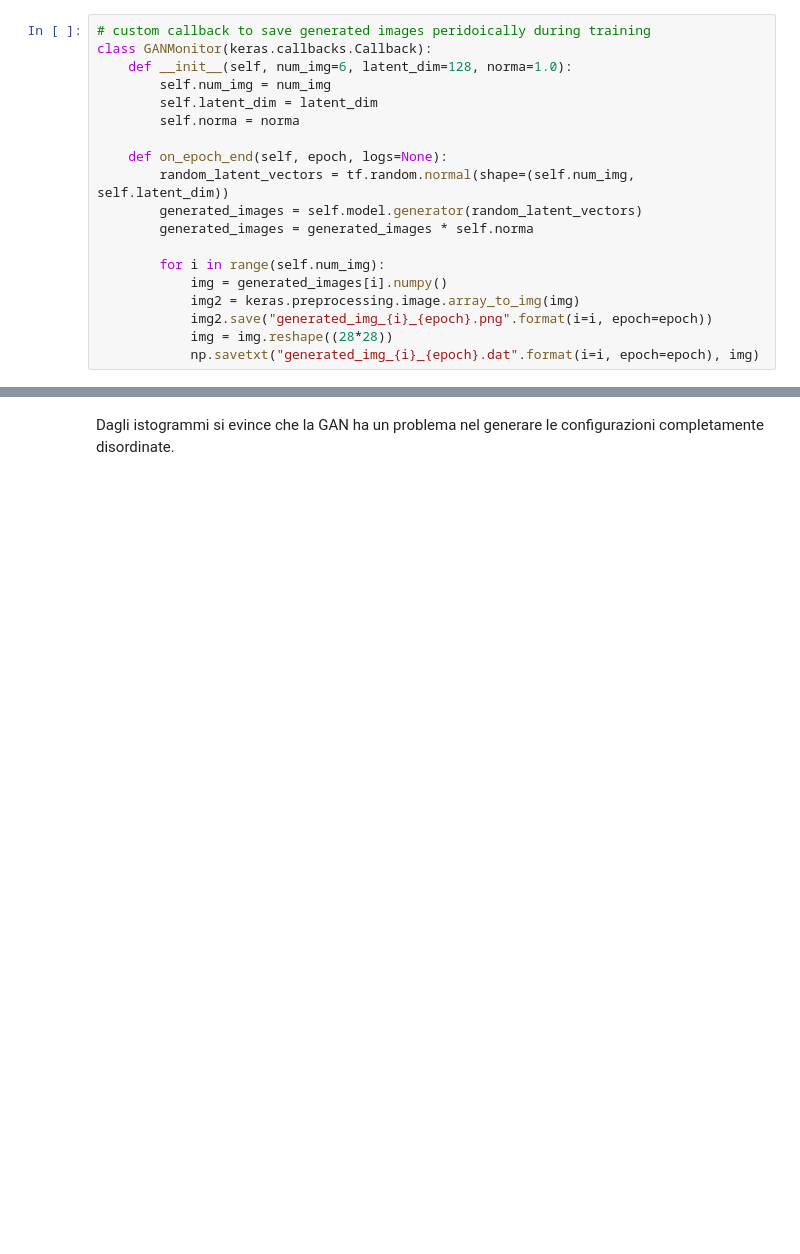
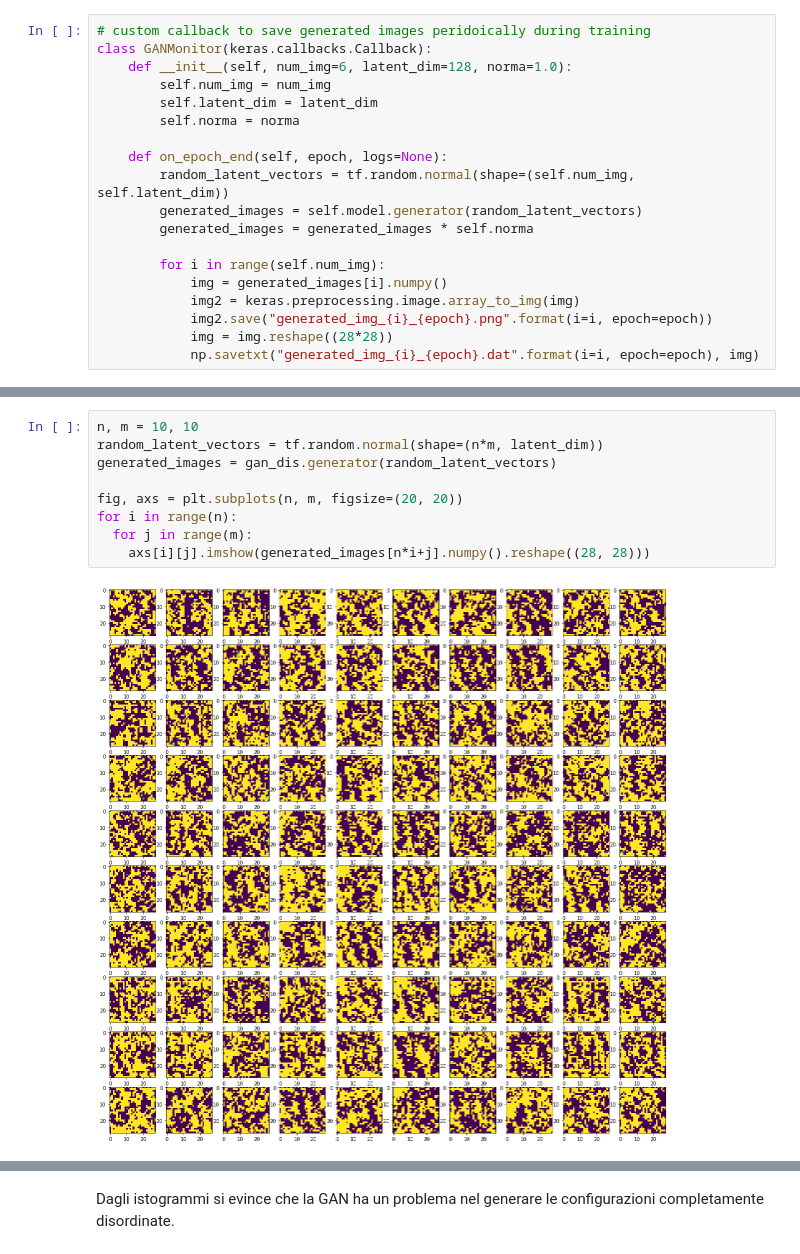
Before and after one commit to raeubaen/misc, a Jupyter notebook: GAN_Ising_Model-1.ipynb, the cells around one changed output, grey strips where cells are left out. Saved outputs shown, nothing was run; the diff lists cells and outputs as text; blank space fills up the shorter version.

```diff
--- a/GAN_Ising_Model-1.ipynb
+++ b/GAN_Ising_Model-1.ipynb
@@ -282,3 +295,14 @@ for i in range(n):
+# %%
+n, m = 10, 10
+random_latent_vectors = tf.random.normal(shape=(n*m, latent_dim))
+generated_images = gan_dis.generator(random_latent_vectors)
+
+fig, axs = plt.subplots(n, m, figsize=(20, 20))
+for i in range(n):
+  for j in range(m):
+    axs[i][j].imshow(generated_images[n*i+j].numpy().reshape((28, 28)))
+# %% [output]
+[figure, added]
 # %%
 orig_magn = np.abs(np.mean(data, axis=(1, 2, 3)))
 
```
Also changed, not shown: parts of 10 cells of this notebook.
